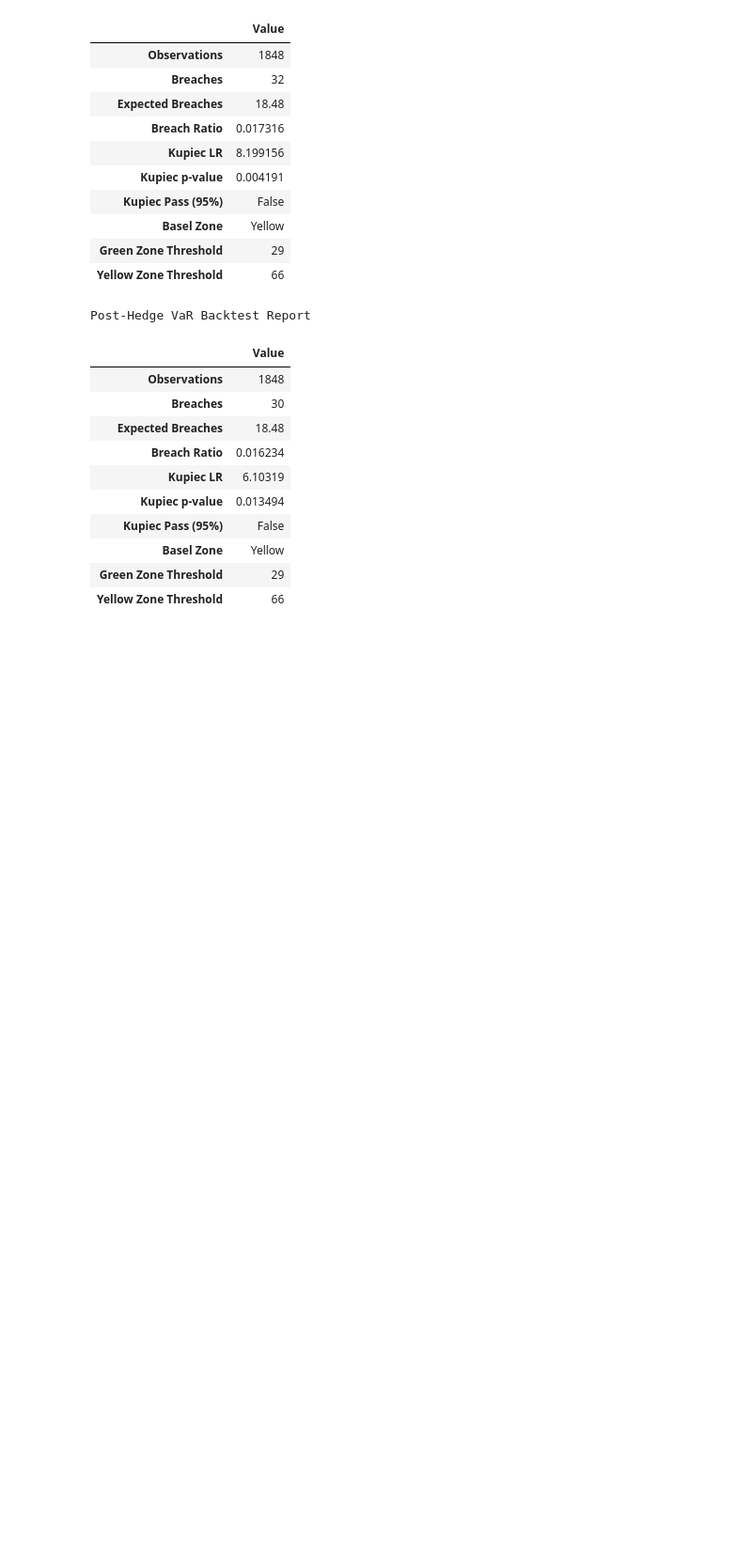
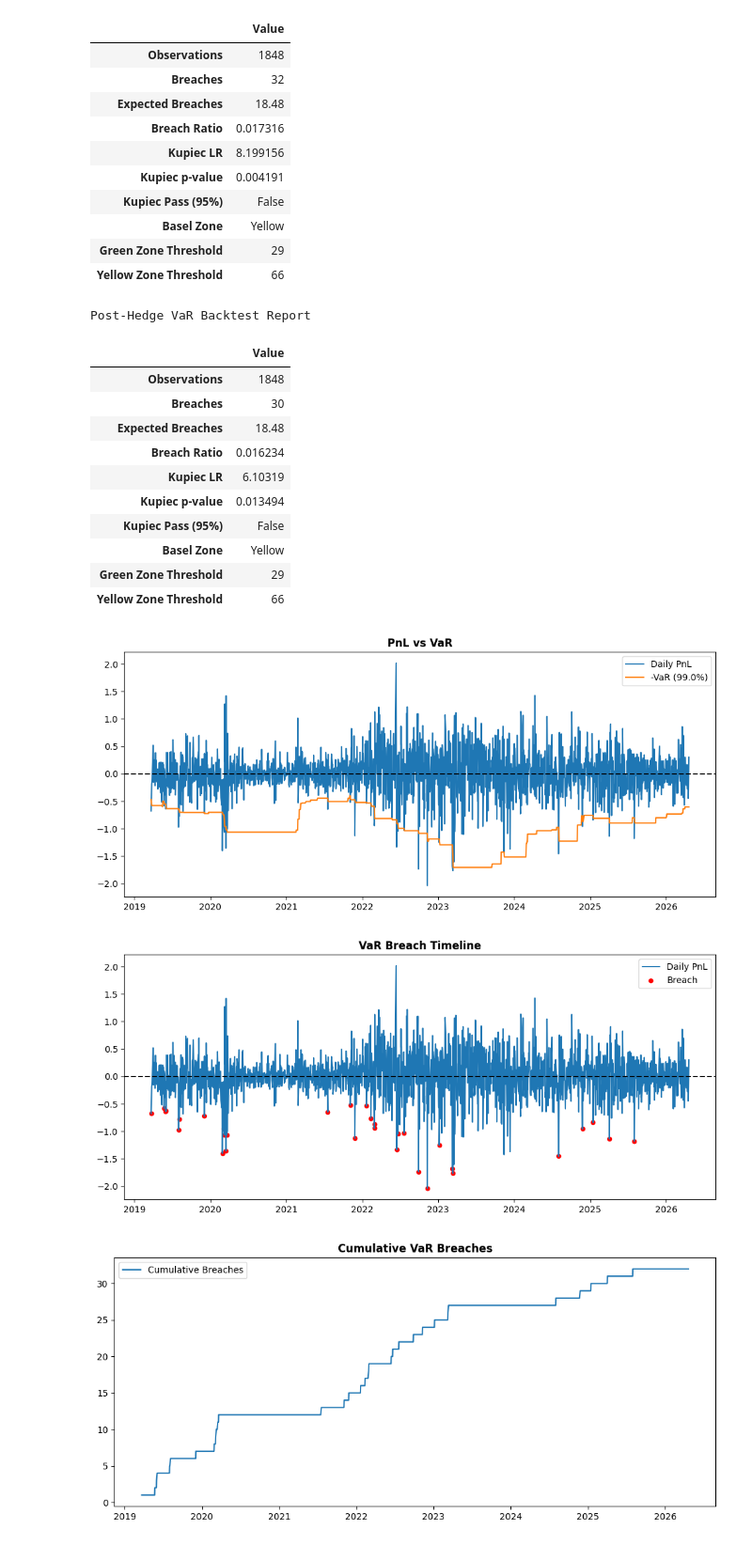
Before and after one commit to gorkemyencak/hedge-accounting-valuation-platform, a Jupyter notebook: notebooks/05_backtesting_and_pnl_engine.ipynb, the cells around one changed output. Shown at 94% size. Drawn from its saved outputs; the diff is of its cells as text; code cells hidden in the pictures; blank space fills up the shorter version.

Commit message:
VaR backtesting visualizer  module

```diff
--- a/notebooks/05_backtesting_and_pnl_engine.ipynb
+++ b/notebooks/05_backtesting_and_pnl_engine.ipynb
@@ -516,3 +516,14 @@ Post-Hedge VaR Backtest Report
 | Basel Zone | Yellow |
 | Green Zone Threshold | 29 |
 | Yellow Zone Threshold | 66 |
+# %%
+# VaR backtest plots - Pre-Hedge
+BacktestVisualizer.var_backtest_visualizer_pipeline(
+  pnl = pnl_series_pre_hedge_aligned,
+  var = var_pre_hedge_series_aligned,
+  confidence = 0.99
+ )
+# %% [output]
+[figure, added]
+[figure, added]
+[figure, added]
```
Also changed, not shown: 1 other file.
